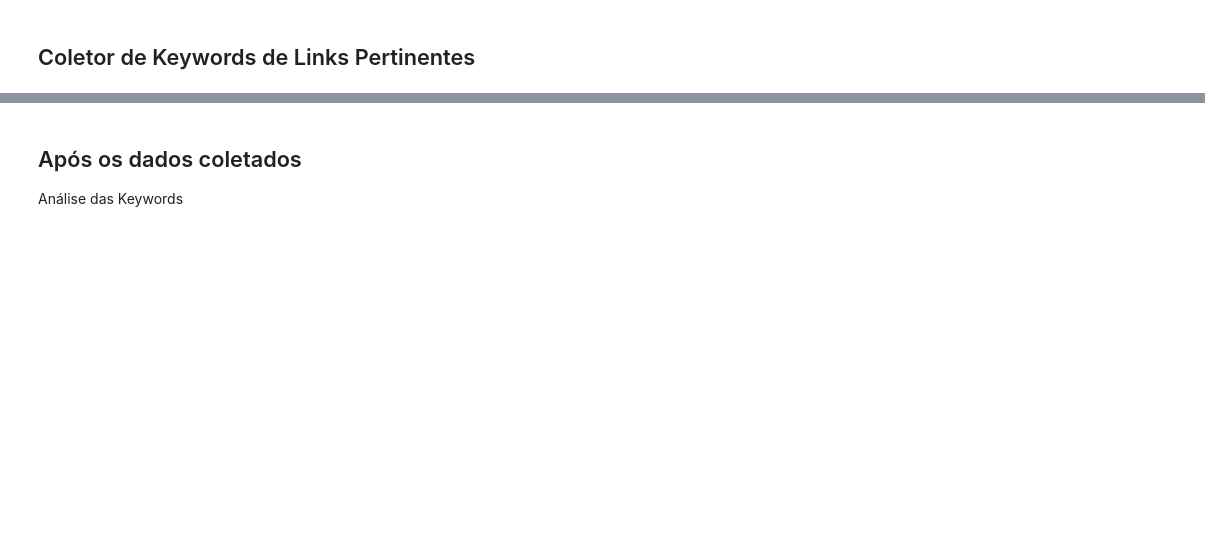
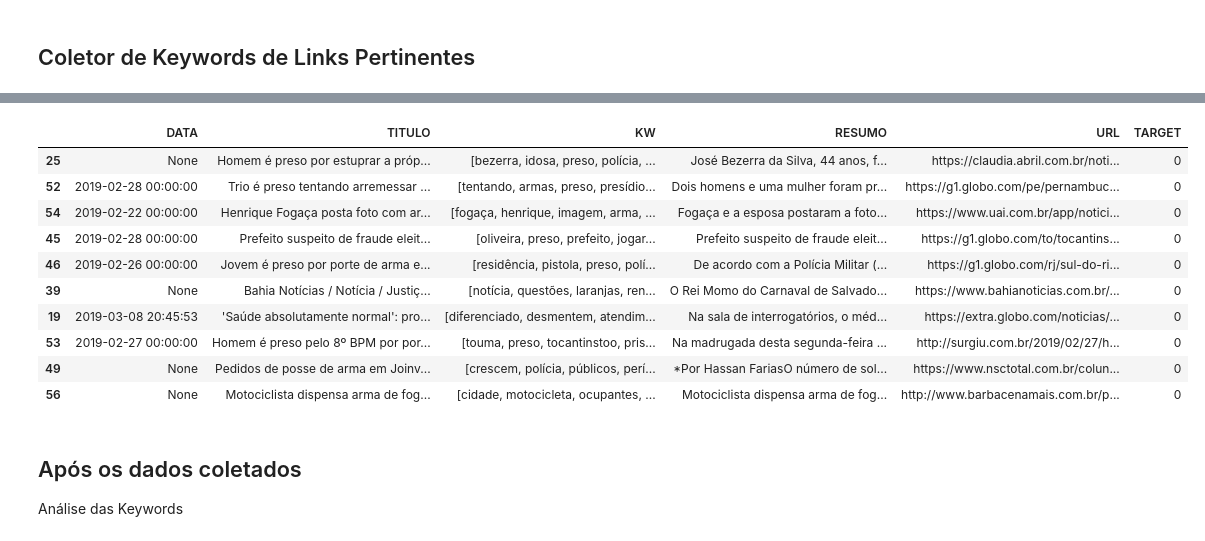
Before and after one commit to dougmrqs/GVABrasil, a Jupyter notebook: KW_gatherer_negative_results.ipynb, the cells around one changed output, grey strips where cells are left out. Saved outputs shown, nothing was run; the diff lists cells and outputs as text; code cells hidden in the pictures; blank space fills up the shorter version.

```diff
--- a/KW_gatherer_negative_results.ipynb
+++ b/KW_gatherer_negative_results.ipynb
@@ -5,8 +5,9 @@ import newspaper # Biblioteca que analisa noticias com suporte a Natural Languag
 import time # Habilita um delay entre os crawls/scraps para que não sufoque os sites acessados, acarretando bloqueio.
 from newspaper import Article
 
-train = 'train_news_negative_results.txt'
+train = 'news_list_negative.txt'
 saved_kw = 'kw_learn_negative_results.txt'
-kw_list_train = 'kw_list_train_negative.txt'
+kw_list_train = 'kw_list_negative.txt'
+tgt = '0' # 0 ou 1, sendo 0 para noticia negativa e 1 para noticia positiva (uso violento ou não de ADF)
 # %%
 # BACKUP DAS KW - Cria uma variável com as leituras do arquivo, para caso este seja sobrescrito.
@@ -16,9 +17,13 @@ fileHandle.close()
 # %%
 kw_list = [] # cria uma lista em branco
+news_dates = [] # lista de data de publicação
+news_titles = [] # lista de titulos
+news_summary = [] # lista de resumos
+news_authors = [] # lista de autores
+news_target = [] # lista de targets
 
 fileHandle = open(train,'r') #Opens the log file of interest
 url_news = fileHandle.readlines() #reads the logfile contents into memory as a list
-#url_news = set(url_news) # remove links duplicados
 fileHandle.close() # fecha o arquivo para não travar a proxima abertura
 # %%
 def get_kw(url):
@@ -88,0 +120,20 @@ with open(kw_list_train, 'w') as f:
+# %%
+data = {'DATA': news_dates, 'TITULO': news_titles,'KW': kw_list,
+        'RESUMO': news_summary,
+        'URL': url_news, 'TARGET': news_target} # as informações serão divididas em duas colunas,
+                                            #cujos valores são as listas formatadas previamente.
+news_df = pd.DataFrame(data, columns=['DATA','TITULO','KW','RESUMO','URL','TARGET'])
+# %%
+news_df.sample(10)
+# %% [output]
+|  | DATA | TITULO | KW | RESUMO | URL | TARGET |
+| 25 | None | Homem é preso por estuprar a próp... | [bezerra, idosa, preso, polícia, ... | José Bezerra da Silva, 44 anos, f... | https://claudia.abril.com.br/noti... | 0 |
+| 52 | 2019-02-28 00:00:00 | Trio é preso tentando arremessar ... | [tentando, armas, preso, presídio... | Dois homens e uma mulher foram pr... | https://g1.globo.com/pe/pernambuc... | 0 |
+| 54 | 2019-02-22 00:00:00 | Henrique Fogaça posta foto com ar... | [fogaça, henrique, imagem, arma, ... | Fogaça e a esposa postaram a foto... | https://www.uai.com.br/app/notici... | 0 |
+| 45 | 2019-02-28 00:00:00 | Prefeito suspeito de fraude eleit... | [oliveira, preso, prefeito, jogar... | Prefeito suspeito de fraude eleit... | https://g1.globo.com/to/tocantins... | 0 |
+| 46 | 2019-02-26 00:00:00 | Jovem é preso por porte de arma e... | [residência, pistola, preso, polí... | De acordo com a Polícia Militar (... | https://g1.globo.com/rj/sul-do-ri... | 0 |
+| 39 | None | Bahia Notícias / Notícia / Justiç... | [notícia, questões, laranjas, ren... | O Rei Momo do Carnaval de Salvado... | https://www.bahianoticias.com.br/... | 0 |
+| 19 | 2019-03-08 20:45:53 | 'Saúde absolutamente normal': pro... | [diferenciado, desmentem, atendim... | Na sala de interrogatórios, o méd... | https://extra.globo.com/noticias/... | 0 |
+| 53 | 2019-02-27 00:00:00 | Homem é preso pelo 8º BPM por por... | [touma, preso, tocantinstoo, pris... | Na madrugada desta segunda-feira ... | http://surgiu.com.br/2019/02/27/h... | 0 |
+| 49 | None | Pedidos de posse de arma em Joinv... | [crescem, polícia, públicos, perí... | *Por Hassan FariasO número de sol... | https://www.nsctotal.com.br/colun... | 0 |
+| 56 | None | Motociclista dispensa arma de fog... | [cidade, motocicleta, ocupantes, ... | Motociclista dispensa arma de fog... | http://www.barbacenamais.com.br/p... | 0 |
```
Also changed, not shown: parts of 10 cells of this notebook, 6 other files.
